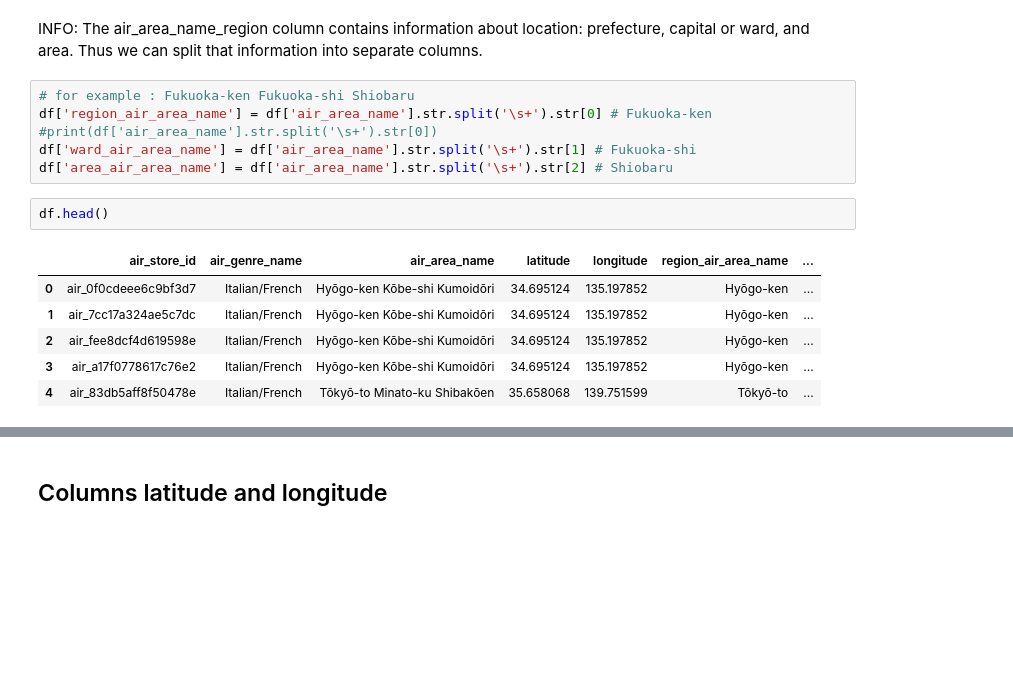
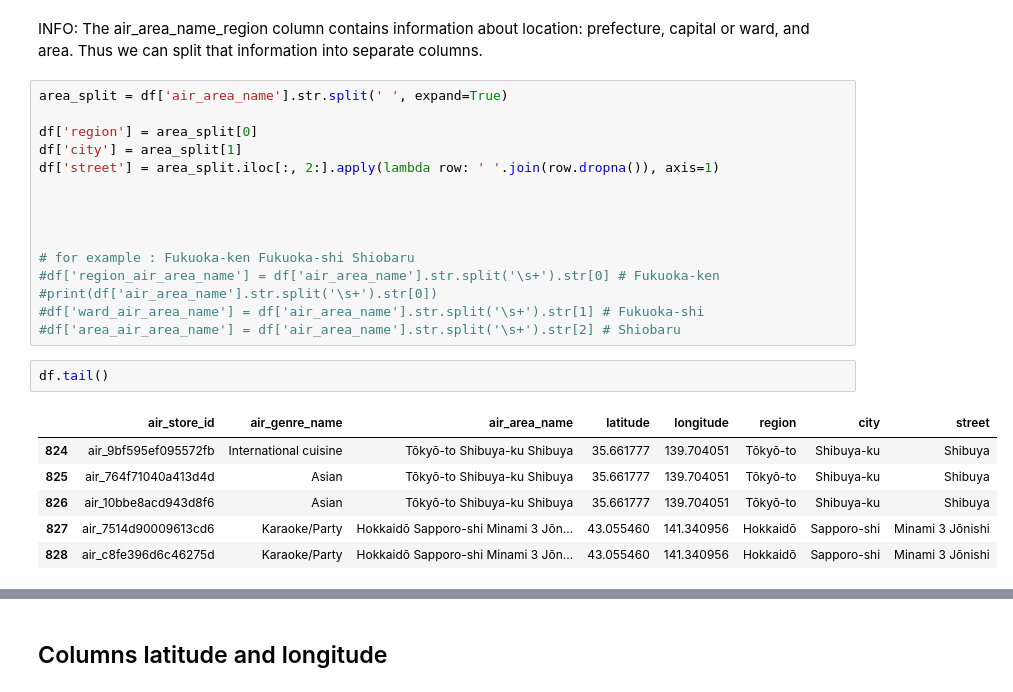
Before and after one commit to galiii/Recruit-Restaurant-Visitor-Forecasting, a Jupyter notebook: data-exploration/air_store_info-exploration.ipynb, the cells around one changed output, grey strips where cells are left out. Saved outputs shown, nothing was run; the diff lists cells and outputs as text; blank space fills up the shorter version.

```diff
--- a/data-exploration/air_store_info-exploration.ipynb
+++ b/data-exploration/air_store_info-exploration.ipynb
@@ -138,19 +138,28 @@ Name: air_area_name, Length: 103, dtype: int64
 # %% [markdown]
 INFO: The air_area_name_region column contains information about location: prefecture, capital or ward, and area. Thus we can split that information into separate columns.
 # %%
+area_split = df['air_area_name'].str.split(' ', expand=True)
+
+df['region'] = area_split[0]
+df['city'] = area_split[1]
+df['street'] = area_split.iloc[:, 2:].apply(lambda row: ' '.join(row.dropna()), axis=1)
+
+
+
+
 # for example : Fukuoka-ken Fukuoka-shi Shiobaru
-df['region_air_area_name'] = df['air_area_name'].str.split('\s+').str[0] # Fukuoka-ken
+#df['region_air_area_name'] = df['air_area_name'].str.split('\s+').str[0] # Fukuoka-ken
 #print(df['air_area_name'].str.split('\s+').str[0])
-df['ward_air_area_name'] = df['air_area_name'].str.split('\s+').str[1] # Fukuoka-shi
-df['area_air_area_name'] = df['air_area_name'].str.split('\s+').str[2] # Shiobaru
+#df['ward_air_area_name'] = df['air_area_name'].str.split('\s+').str[1] # Fukuoka-shi
+#df['area_air_area_name'] = df['air_area_name'].str.split('\s+').str[2] # Shiobaru
 # %%
-df.head()
+df.tail()
 # %% [output]
-|  | air_store_id | air_genre_name | air_area_name | latitude | longitude | region_air_area_name | ... |
-| 0 | air_0f0cdeee6c9bf3d7 | Italian/French | Hyōgo-ken Kōbe-shi Kumoidōri | 34.695124 | 135.197852 | Hyōgo-ken | ... |
-| 1 | air_7cc17a324ae5c7dc | Italian/French | Hyōgo-ken Kōbe-shi Kumoidōri | 34.695124 | 135.197852 | Hyōgo-ken | ... |
-| 2 | air_fee8dcf4d619598e | Italian/French | Hyōgo-ken Kōbe-shi Kumoidōri | 34.695124 | 135.197852 | Hyōgo-ken | ... |
-| 3 | air_a17f0778617c76e2 | Italian/French | Hyōgo-ken Kōbe-shi Kumoidōri | 34.695124 | 135.197852 | Hyōgo-ken | ... |
-| 4 | air_83db5aff8f50478e | Italian/French | Tōkyō-to Minato-ku Shibakōen | 35.658068 | 139.751599 | Tōkyō-to | ... |
+|  | air_store_id | air_genre_name | air_area_name | latitude | longitude | region | city | street |
+| 824 | air_9bf595ef095572fb | International cuisine | Tōkyō-to Shibuya-ku Shibuya | 35.661777 | 139.704051 | Tōkyō-to | Shibuya-ku | Shibuya |
+| 825 | air_764f71040a413d4d | Asian | Tōkyō-to Shibuya-ku Shibuya | 35.661777 | 139.704051 | Tōkyō-to | Shibuya-ku | Shibuya |
+| 826 | air_10bbe8acd943d8f6 | Asian | Tōkyō-to Shibuya-ku Shibuya | 35.661777 | 139.704051 | Tōkyō-to | Shibuya-ku | Shibuya |
+| 827 | air_7514d90009613cd6 | Karaoke/Party | Hokkaidō Sapporo-shi Minami 3 Jōn... | 43.055460 | 141.340956 | Hokkaidō | Sapporo-shi | Minami 3 Jōnishi |
+| 828 | air_c8fe396d6c46275d | Karaoke/Party | Hokkaidō Sapporo-shi Minami 3 Jōn... | 43.055460 | 141.340956 | Hokkaidō | Sapporo-shi | Minami 3 Jōnishi |
 # %%
 print('************ Region_Air_Area_Name ***************')
```
Also changed, not shown: parts of 4 cells of this notebook, 1 other file.
